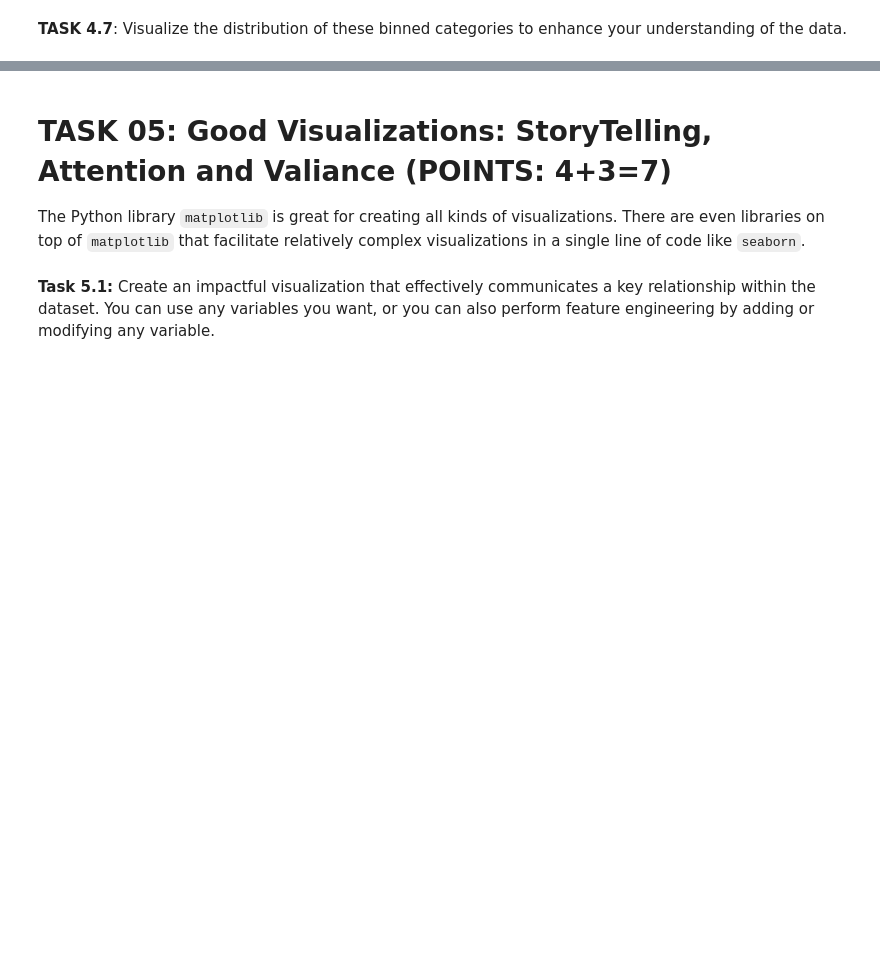
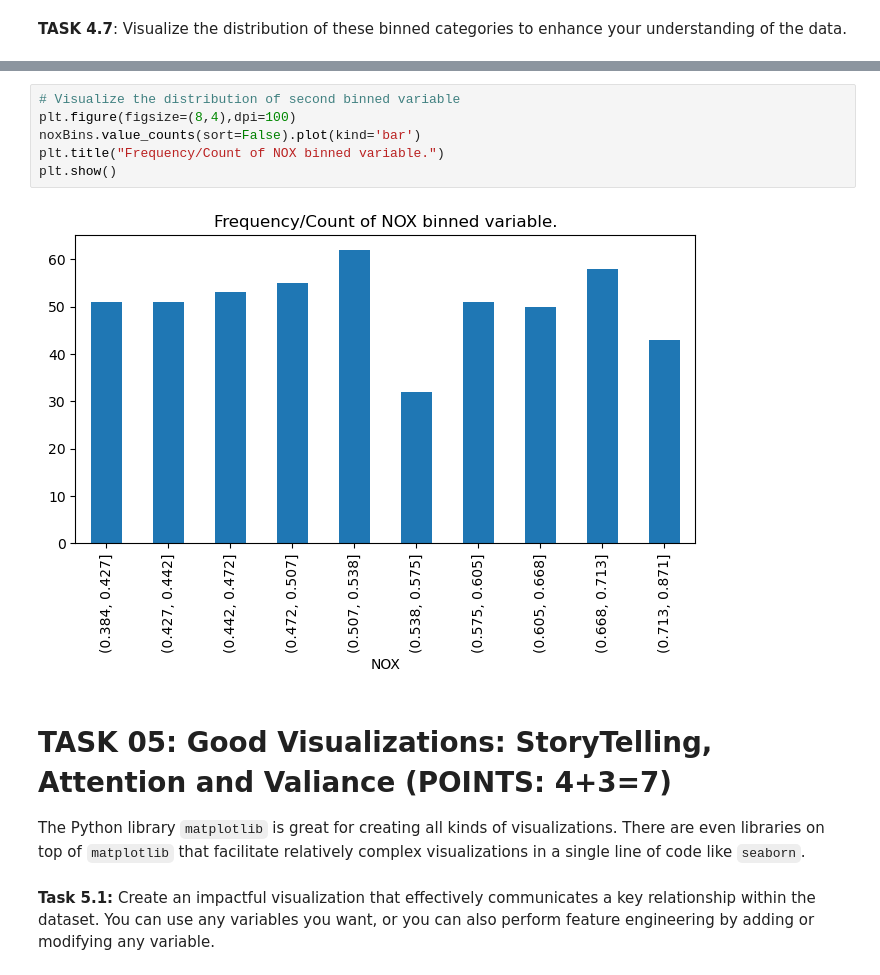
Before and after one commit to AsutoshDalei/DATA602_FardinaAlam, a Jupyter notebook: HW/HW3/DATA602-HW3-Part1_Data_Visualization.ipynb, the cells around one changed output, grey strips where cells are left out. Saved outputs shown, nothing was run; the diff lists cells and outputs as text; blank space fills up the shorter version.

```diff
--- a/HW/HW3/DATA602-HW3-Part1_Data_Visualization.ipynb
+++ b/HW/HW3/DATA602-HW3-Part1_Data_Visualization.ipynb
@@ -328,3 +326,11 @@ Answer: *AGE*
+# %%
+# Visualize the distribution of second binned variable
+plt.figure(figsize=(8,4),dpi=100)
+noxBins.value_counts(sort=False).plot(kind='bar')
+plt.title("Frequency/Count of NOX binned variable.")
+plt.show()
+# %% [output]
+[figure, added]
 # %% [markdown]
 # TASK 05: Good Visualizations: StoryTelling, Attention and Valiance (POINTS: 4+3=7)
 
```
Also changed, not shown: parts of 12 cells of this notebook.
